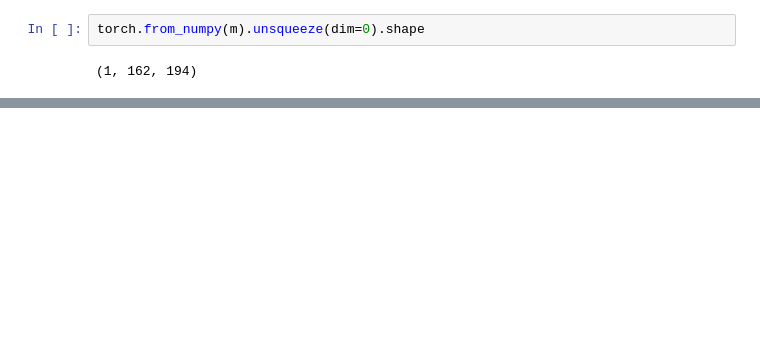
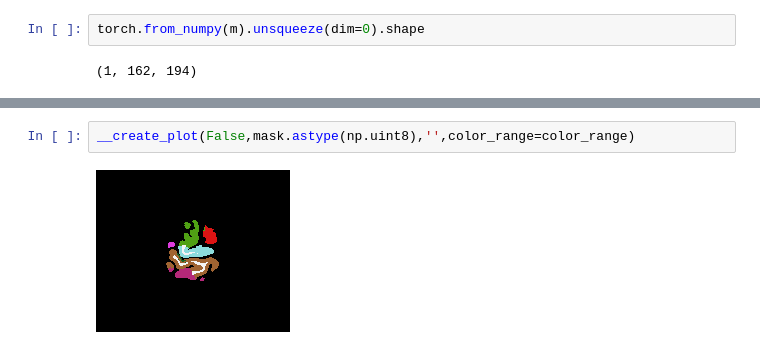
Before and after one commit to sabeenlohawala/brain_segmentation, a Jupyter notebook: notebooks/augmentation_scratch.ipynb, the cells around one changed output, grey strips where cells are left out. Cells and saved outputs as stored; diff of their text form; blank space fills up the shorter version.

```diff
--- a/notebooks/augmentation_scratch.ipynb
+++ b/notebooks/augmentation_scratch.ipynb
@@ -310,0 +418,4 @@ torch.from_numpy(m).unsqueeze(dim=0).shape
+# %%
+__create_plot(False,mask.astype(np.uint8),'',color_range=color_range)
+# %% [output]
+[figure, added]
```
Also changed, not shown: parts of 32 cells of this notebook, 2 other files.
